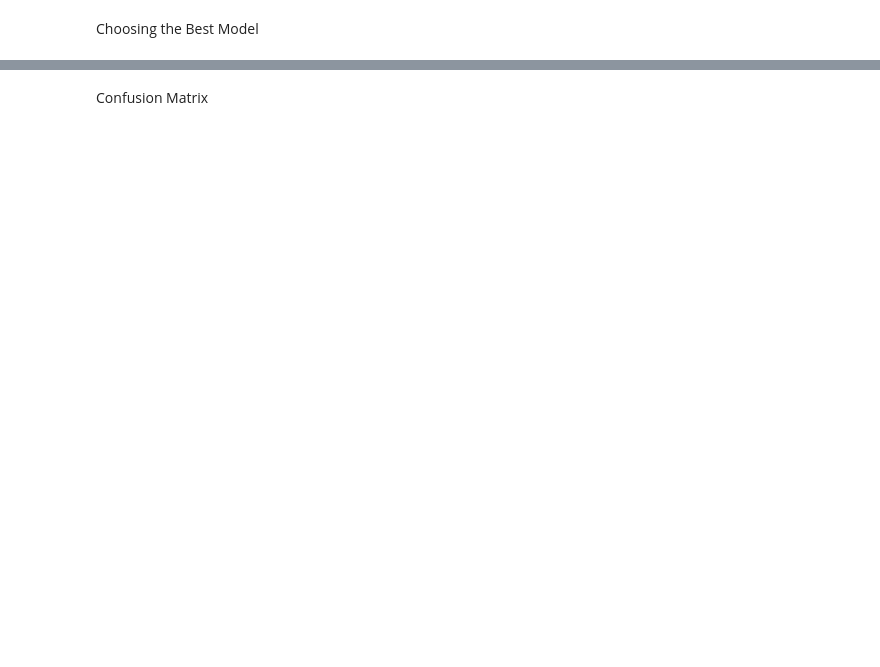
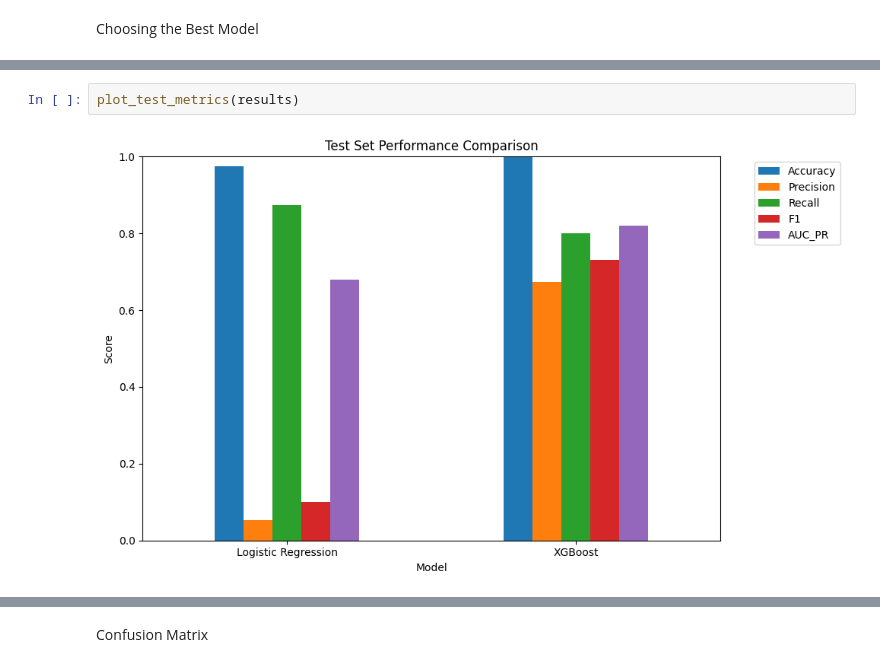
Before and after one commit to Elbethel-dan/fraud-detection, a Jupyter notebook: notebooks/model_building_and_training.ipynb, the cells around one changed output, grey strips where cells are left out. Cells and saved outputs as stored; diff of their text form; blank space fills up the shorter version.

```diff
--- a/notebooks/model_building_and_training.ipynb
+++ b/notebooks/model_building_and_training.ipynb
@@ -188,0 +240,4 @@ Justification: Random Forest was selected based on the highest mean AUC-PR acros
+# %%
+plot_test_metrics(results)
+# %% [output]
+[figure, added]
```
Also changed, not shown: parts of 24 cells of this notebook.
